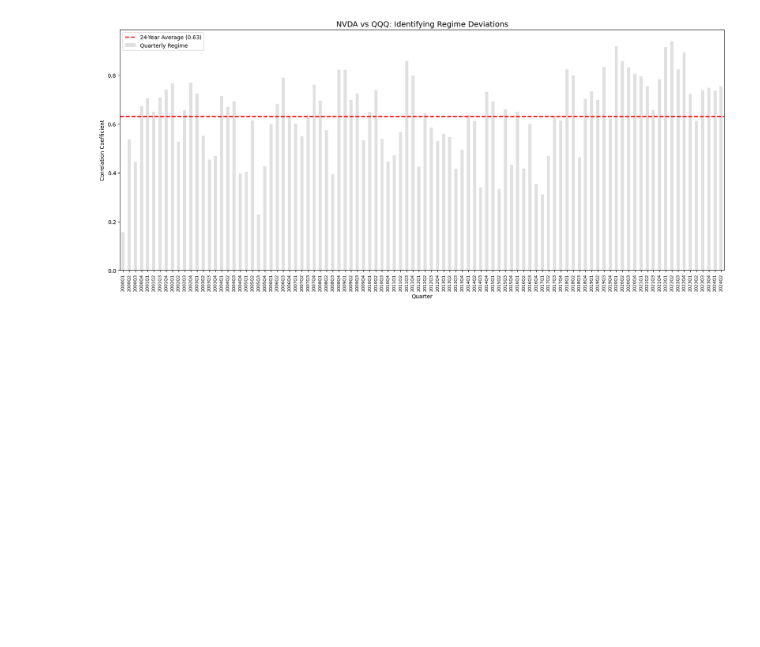
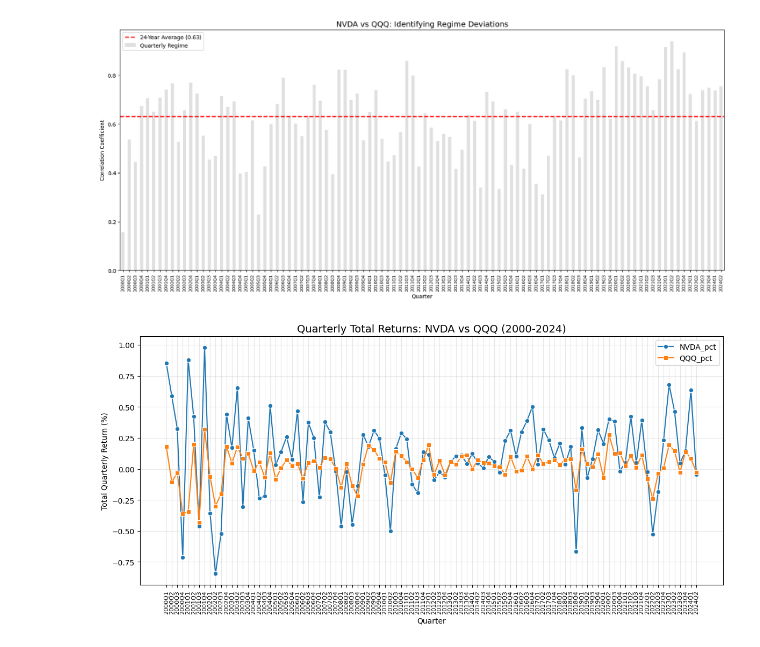
Before and after one commit to matisse-ops/nvda-nq-correlation-study, a Jupyter notebook: NQ_QQQ_EDA.ipynb, the cells around one changed output. Cells and saved outputs as stored; diff of their text form; code cells hidden in the pictures; blank space fills up the shorter version.

Commit message:
Feat: Added a function to plot a line grapgh of the quarterly returns

```diff
--- a/NQ_QQQ_EDA.ipynb
+++ b/NQ_QQQ_EDA.ipynb
@@ -283,0 +257,26 @@ plt.show()
+# %%
+#Group daily returns by quarters
+q_percentent = data_study.groupby(data_study['date'].dt.to_period('Q')).apply(lambda g: g[['NVDA_pct','QQQ_pct']].sum())
+#change the quarter index to a string
+q_percentent.index = q_percentent.index.astype(str)
+
+#function to plot quarterly trend of QQQ and NVDA
+def plot_quarterly_trends(stats_df, asset_col, market_col, title="Quarterly Performance"):
+
+    plt.figure(figsize=(14, 6))
+
+    sns.lineplot(data=stats_df, x=stats_df.index, y=asset_col, label=asset_col, marker='o')
+    sns.lineplot(data=stats_df, x=stats_df.index, y=market_col, label=market_col, marker='s')
+
+    plt.title(title, fontsize=14)
+    plt.ylabel("Total Quarterly Return (%)")
+    plt.xlabel("Quarter")
+    plt.xticks(rotation=90, fontsize=8)
+    plt.grid(True, alpha=0.3)
+    plt.legend()
+    plt.show()
+
+#call quarterly trend plot
+plot_quarterly_trends(q_percentent, "NVDA_pct", "QQQ_pct", title="Quarterly Total Returns: NVDA vs QQQ (2000-2024)")
+# %% [output]
+[figure, added]
```
Also changed, not shown: parts of 2 cells of this notebook, 1 other file.
